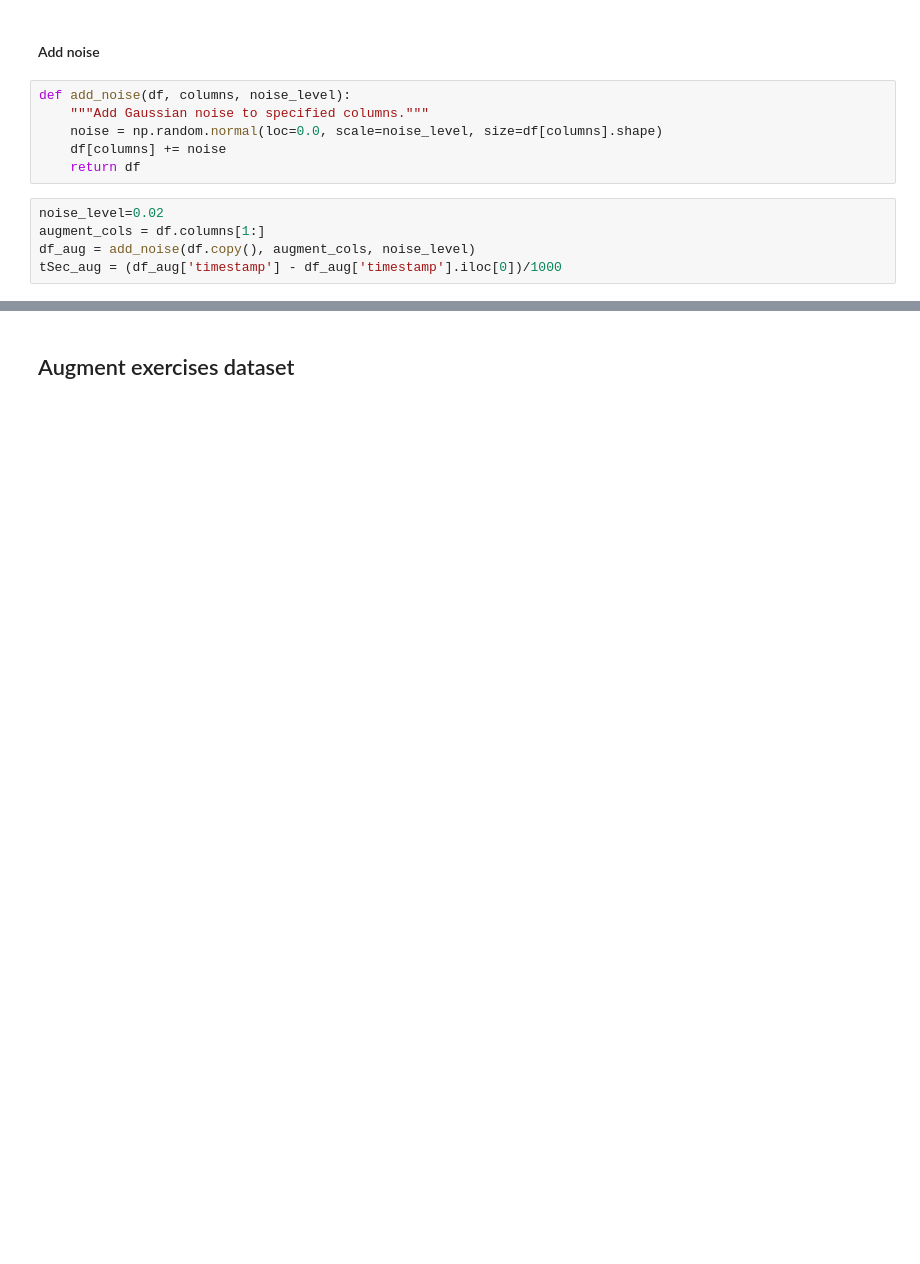
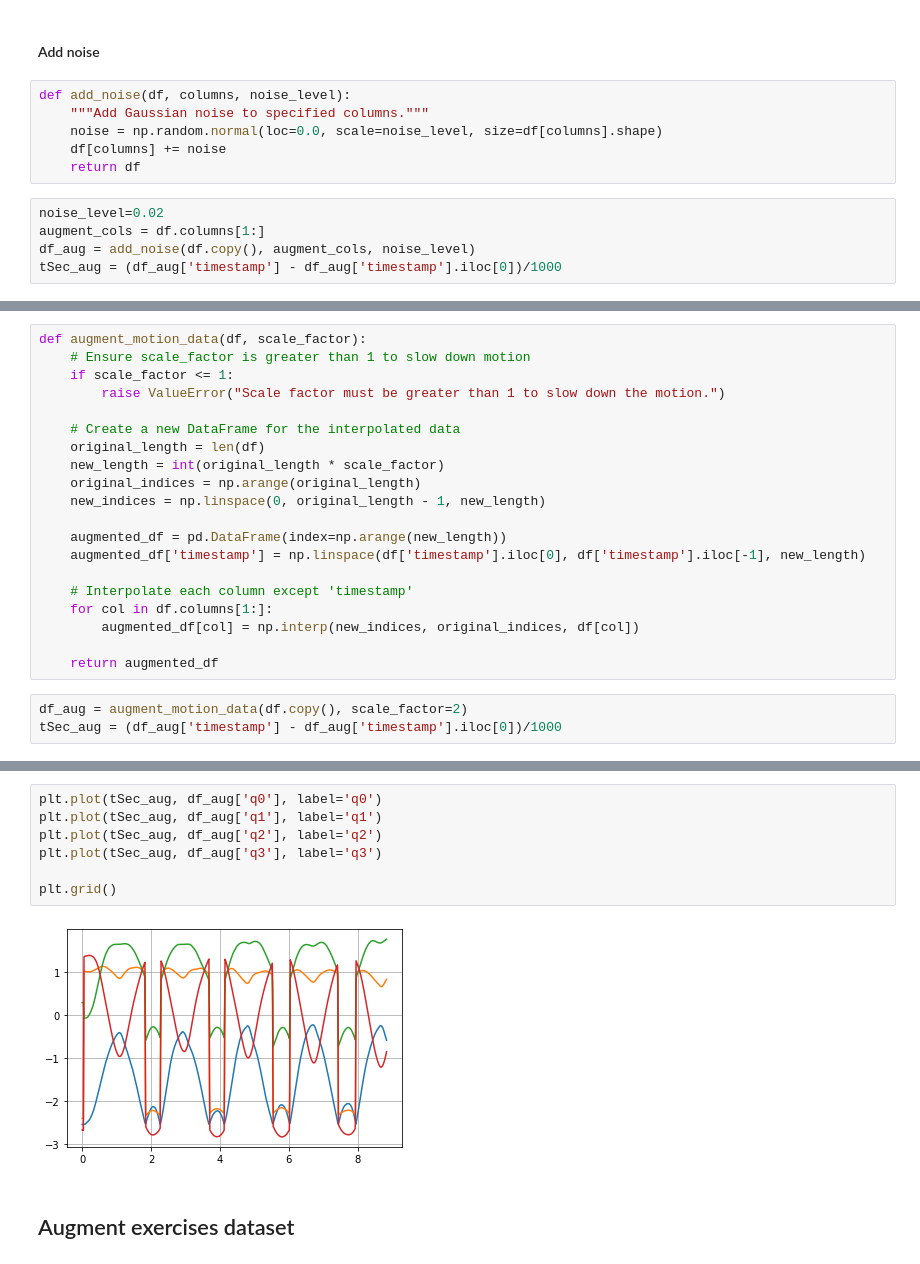
Before and after one commit to jlopez0501/gestures-trainer-classifier, a Jupyter notebook: notebooks/augment_dataset.ipynb, the cells around one changed output, grey strips where cells are left out. Drawn from its saved outputs; the diff is of its cells as text; blank space fills up the shorter version.

```diff
--- a/notebooks/augment_dataset.ipynb
+++ b/notebooks/augment_dataset.ipynb
@@ -139,0 +142,23 @@ plt.grid()
+# %%
+def augment_motion_data(df, scale_factor):
+    # Ensure scale_factor is greater than 1 to slow down motion
+    if scale_factor <= 1:
+        raise ValueError("Scale factor must be greater than 1 to slow down the motion.")
+
+    # Create a new DataFrame for the interpolated data
+    original_length = len(df)
+    new_length = int(original_length * scale_factor)
+    original_indices = np.arange(original_length)
+    new_indices = np.linspace(0, original_length - 1, new_length)
+
+    augmented_df = pd.DataFrame(index=np.arange(new_length))
+    augmented_df['timestamp'] = np.linspace(df['timestamp'].iloc[0], df['timestamp'].iloc[-1], new_length)
+
+    # Interpolate each column except 'timestamp'
+    for col in df.columns[1:]:
+        augmented_df[col] = np.interp(new_indices, original_indices, df[col])
+
+    return augmented_df
+# %%
+df_aug = augment_motion_data(df.copy(), scale_factor=2)
+tSec_aug = (df_aug['timestamp'] - df_aug['timestamp'].iloc[0])/1000
@@ -140,3 +197,12 @@ plt.grid()
+# %%
+plt.plot(tSec_aug, df_aug['q0'], label='q0')
+plt.plot(tSec_aug, df_aug['q1'], label='q1')
+plt.plot(tSec_aug, df_aug['q2'], label='q2')
+plt.plot(tSec_aug, df_aug['q3'], label='q3')
+
+plt.grid()
+# %% [output]
+[figure, added]
 # %% [markdown]
 ## Augment exercises dataset
 # %%
```
Also changed, not shown: parts of 13 cells of this notebook, 4 other files.
